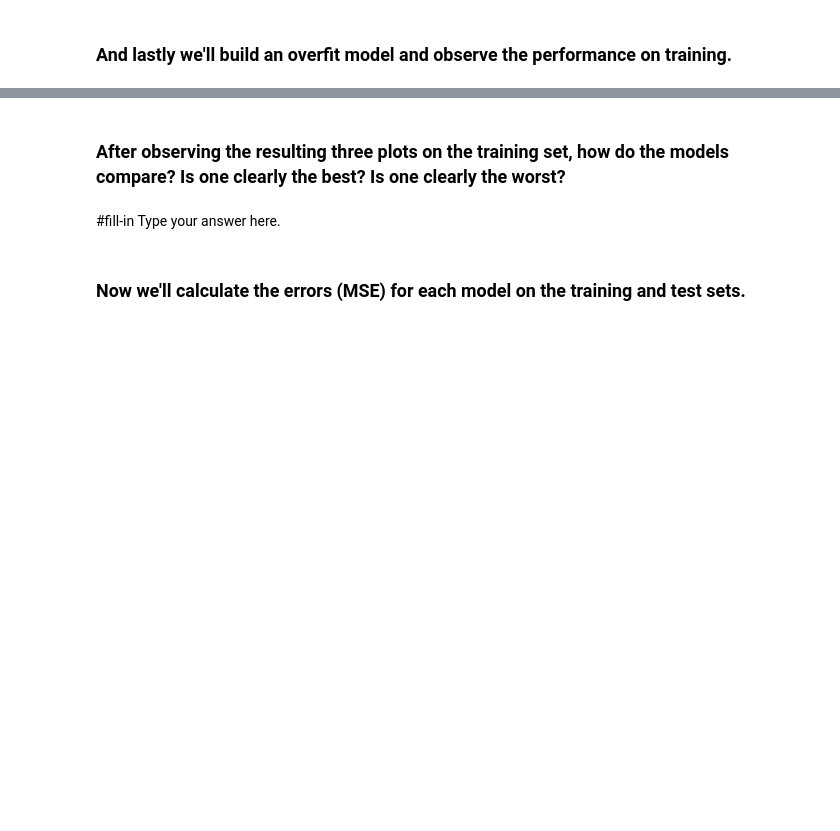
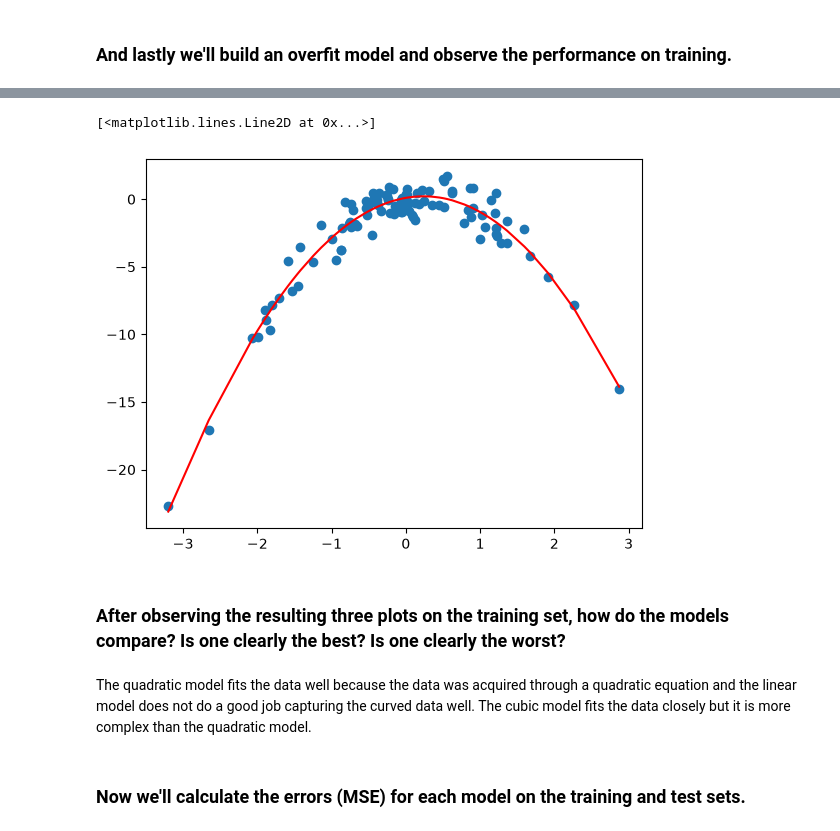
Before and after one commit to yashnapraveen02/code_2600, a Jupyter notebook: mod02_trainingsplit.ipynb, the cells around one changed output, grey strips where cells are left out. Cells and saved outputs as stored; diff of their text form; code cells hidden in the pictures; blank space fills up the shorter version.

```diff
--- a/mod02_trainingsplit.ipynb
+++ b/mod02_trainingsplit.ipynb
@@ -138,6 +141,6 @@ ax.plot( #fill-in
 ### And lastly we'll build an overfit model and observe the performance on training.
 # %%
 # Fit a cubic model
-model_cubic = #fill-in
-results_cubic = #fill-in
+model_cubic = sm.OLS(y_train, x_train[['intercept', 'x', 'x_sq', 'x_cu']])
+results_cubic = model_cubic.fit()
 summarize(results_cubic)
@@ -144,17 +153,22 @@ summarize(results_cubic)
 # %%
 # Get predictions
-x_train['pred_cu'] = #fill-in
+x_train['pred_cu'] =  predict(
+    x_train[['intercept', 'x', 'x_sq', 'x_cu']],
+    results_cubic
+)
 # %%
 # Plot predictions as solid *red* line
 fig, ax = plt.subplots()
 ax.scatter(x_train['x'],y_train)
-cubic = #fill-in
-ax.plot( #fill-in
+cubic = x_train[['x', 'pred_cu']].sort_values('x')
+ax.plot(cubic['x'], cubic['pred_cu'], color='red')
+# %% [output]
+[<matplotlib.lines.Line2D at 0x...>]
+[figure, added]
 # %% [markdown]
 ### After observing the resulting three plots on the training set, how do the models compare? Is one clearly the best? Is one clearly the worst?
 # %% [markdown]
-#fill-in
-Type your answer here.
+The quadratic model fits the data well because the data was acquired through a quadratic equation and the linear model does not do a good job capturing the curved data well. The cubic model fits the data closely but it is more complex than the quadratic model.
 # %% [markdown]
 ### Now we'll calculate the errors (MSE) for each model on the training and test sets.
 # %%
```
Also changed, not shown: parts of 8 cells of this notebook.
